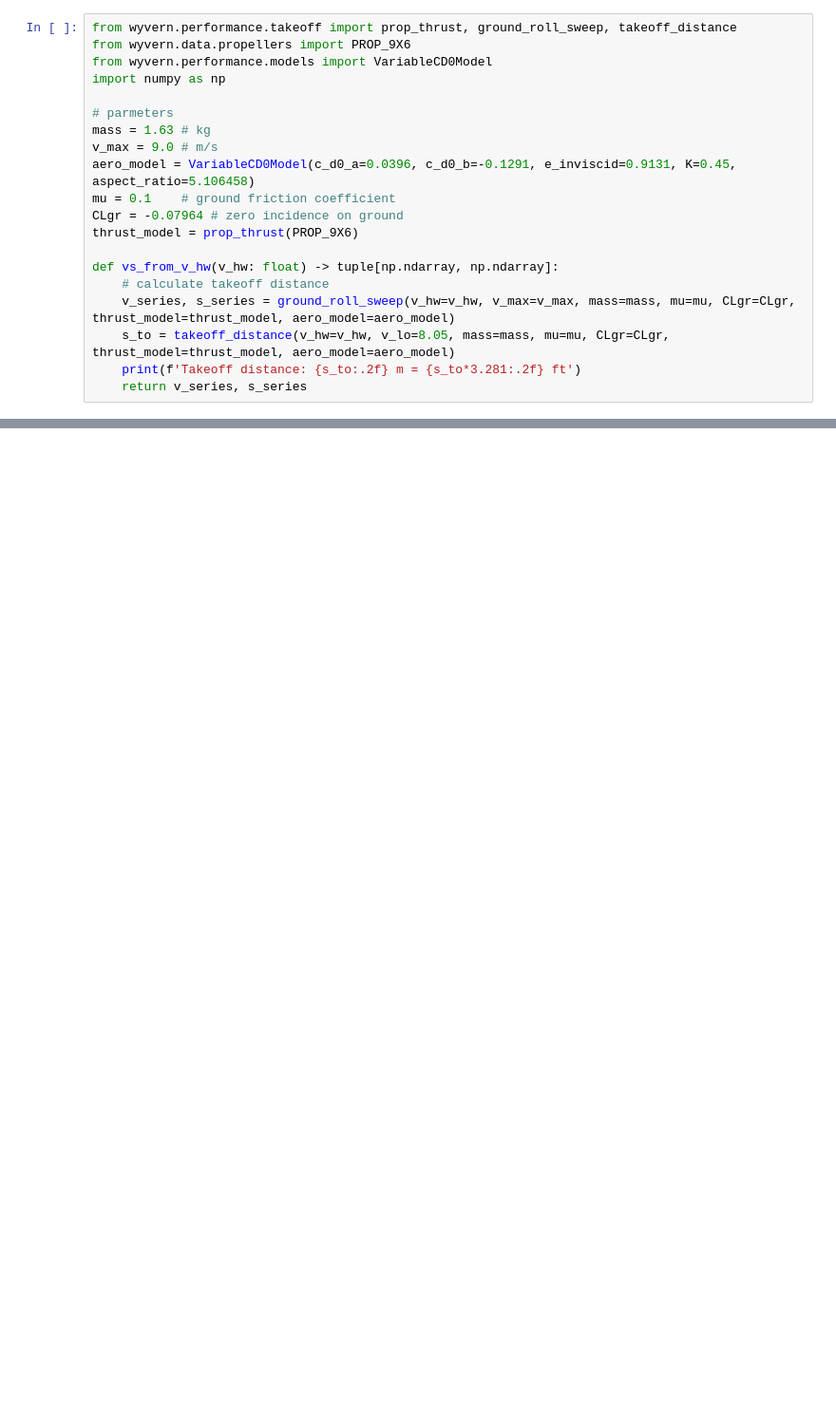
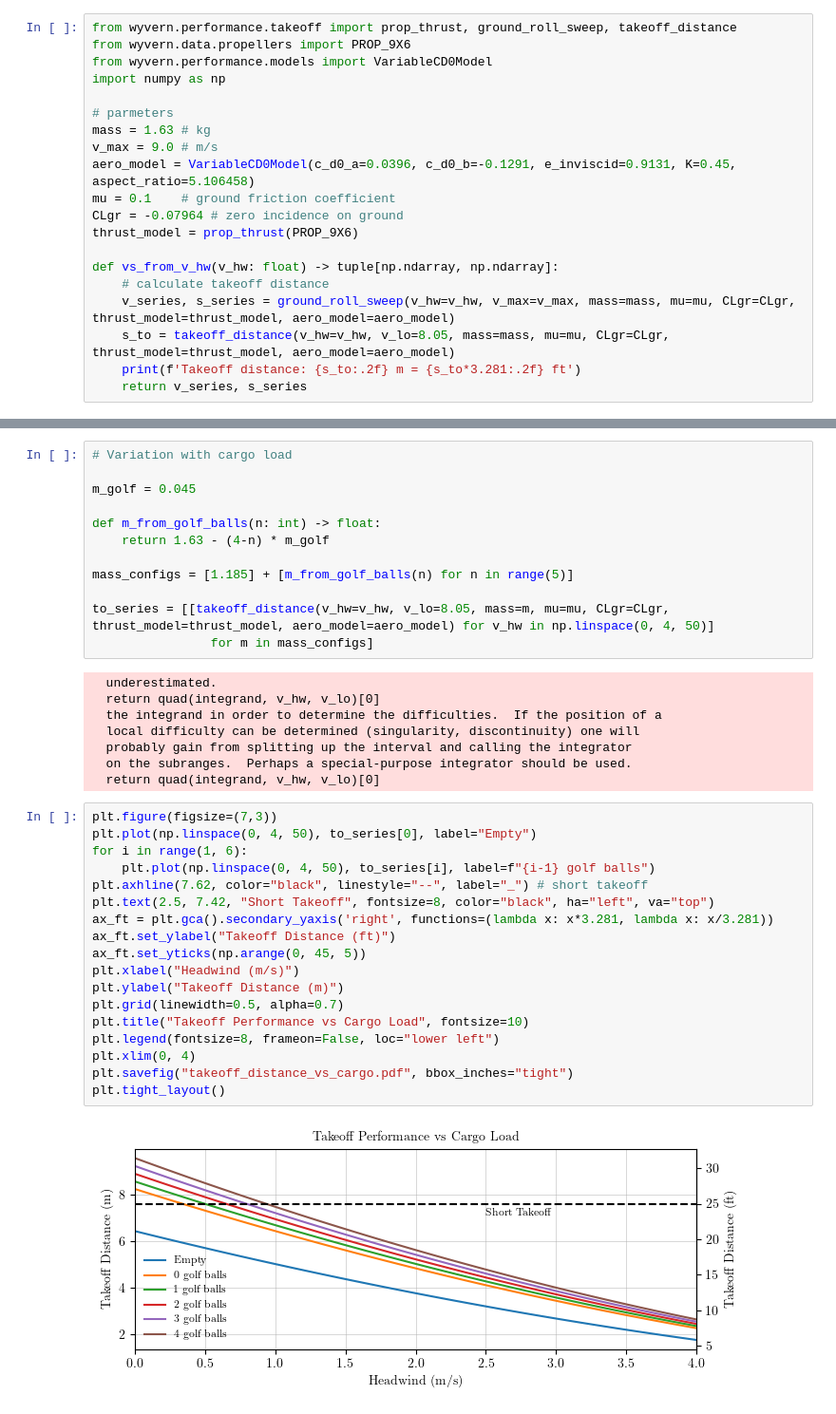
Before and after one commit to LOCKEDIN-MARTIN/wyvern, a Jupyter notebook: scripts/fdr_design/takeoff_analysis.ipynb, the cells around one changed output, grey strips where cells are left out. Shown: that part at 95% size. Drawn from its saved outputs; the diff is of its cells as text; blank space fills up the shorter version.

Commit message:
plot and mass alterations

```diff
--- a/scripts/fdr_design/takeoff_analysis.ipynb
+++ b/scripts/fdr_design/takeoff_analysis.ipynb
@@ -68,0 +55,40 @@ plt.savefig("takeoff_distance.pdf", bbox_inches="tight")
+# %%
+# Variation with cargo load
+
+m_golf = 0.045
+
+def m_from_golf_balls(n: int) -> float:
+    return 1.63 - (4-n) * m_golf
+
+mass_configs = [1.185] + [m_from_golf_balls(n) for n in range(5)]
+
+to_series = [[takeoff_distance(v_hw=v_hw, v_lo=8.05, mass=m, mu=mu, CLgr=CLgr, thrust_model=thrust_model, aero_model=aero_model) for v_hw in np.linspace(0, 4, 50)]
+                for m in mass_configs]
+# %% [output]
+  underestimated.
+  return quad(integrand, v_hw, v_lo)[0]
+  the integrand in order to determine the difficulties.  If the position of a
+  local difficulty can be determined (singularity, discontinuity) one will
+  probably gain from splitting up the interval and calling the integrator
+  on the subranges.  Perhaps a special-purpose integrator should be used.
+  return quad(integrand, v_hw, v_lo)[0]
+# %%
+plt.figure(figsize=(7,3))
+plt.plot(np.linspace(0, 4, 50), to_series[0], label="Empty")
+for i in range(1, 6):
+    plt.plot(np.linspace(0, 4, 50), to_series[i], label=f"{i-1} golf balls")
+plt.axhline(7.62, color="black", linestyle="--", label="_") # short takeoff
+plt.text(2.5, 7.42, "Short Takeoff", fontsize=8, color="black", ha="left", va="top")
+ax_ft = plt.gca().secondary_yaxis('right', functions=(lambda x: x*3.281, lambda x: x/3.281))
+ax_ft.set_ylabel("Takeoff Distance (ft)")
+ax_ft.set_yticks(np.arange(0, 45, 5))
+plt.xlabel("Headwind (m/s)")
+plt.ylabel("Takeoff Distance (m)")
+plt.grid(linewidth=0.5, alpha=0.7)
+plt.title("Takeoff Performance vs Cargo Load", fontsize=10)
+plt.legend(fontsize=8, frameon=False, loc="lower left")
+plt.xlim(0, 4)
+plt.savefig("takeoff_distance_vs_cargo.pdf", bbox_inches="tight")
+plt.tight_layout()
+# %% [output]
+[figure, added]
```
Also changed, not shown: parts of 2 cells of this notebook, 11 other files.
